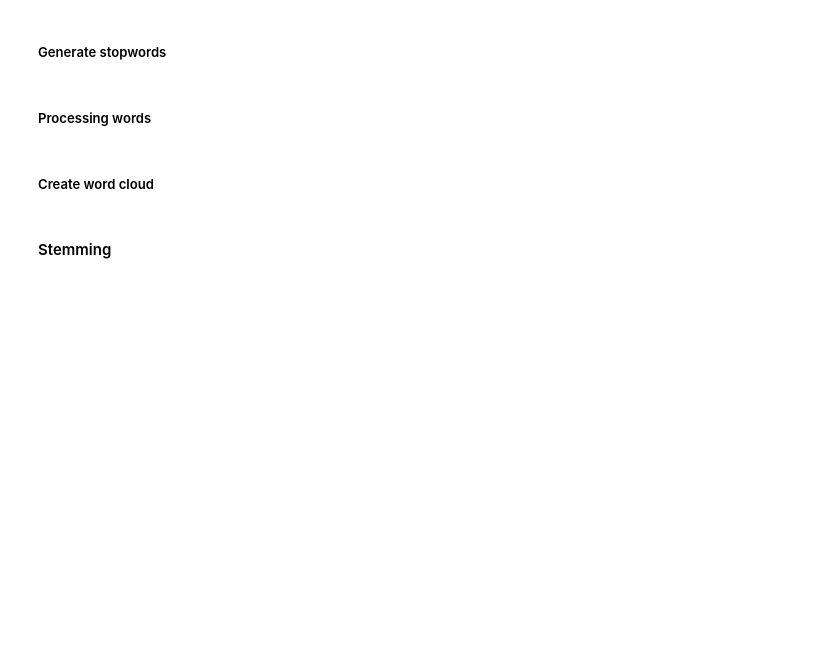
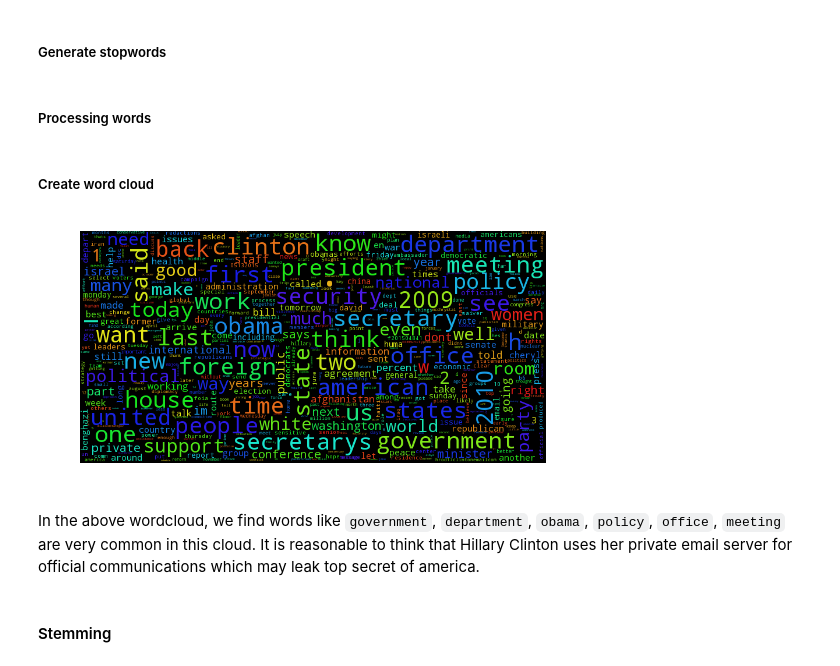
Before and after one commit to fanzhangsuper/fancy_group, a Jupyter notebook: 05 - Taming Text/Homework5.ipynb, the cells around one changed output. Saved outputs shown, nothing was run; the diff lists cells and outputs as text; code cells hidden in the pictures; blank space fills up the shorter version.

```diff
--- a/05 - Taming Text/Homework5.ipynb
+++ b/05 - Taming Text/Homework5.ipynb
@@ -65,11 +98,16 @@ tokens_x_freq = [(tokens[i], tokens_freq[i]) for i in range(len(tokens))]
 # %% [markdown]
 ##### Create word cloud
 # %%
-wordcloud = WordCloud(max_font_size=40, stopwords=STOPWORDS).generate_from_frequencies(tokens_x_freq)
-plt.figure()
-plt.imshow(wordcloud)
-plt.axis("off")
-plt.show()
+wordcloud = WordCloud(max_font_size=40,
+                      stopwords=STOPWORDS,
+                      width=800,
+                      height=400,
+                     max_words=500).generate_from_frequencies(tokens_x_freq)
+plot_word_cloud(wordcloud)
+# %% [output]
+[figure, added]
+# %% [markdown]
+In the above wordcloud, we find words like `government`, `department`, `obama`, `policy`, `office`, `meeting` are very common in this cloud. It is reasonable to think that Hillary Clinton uses her private email server for official communications which may leak top secret of america.
 # %% [markdown]
 #### Stemming
 # %%
```
Also changed, not shown: parts of 48 cells of this notebook, 1 other file.
